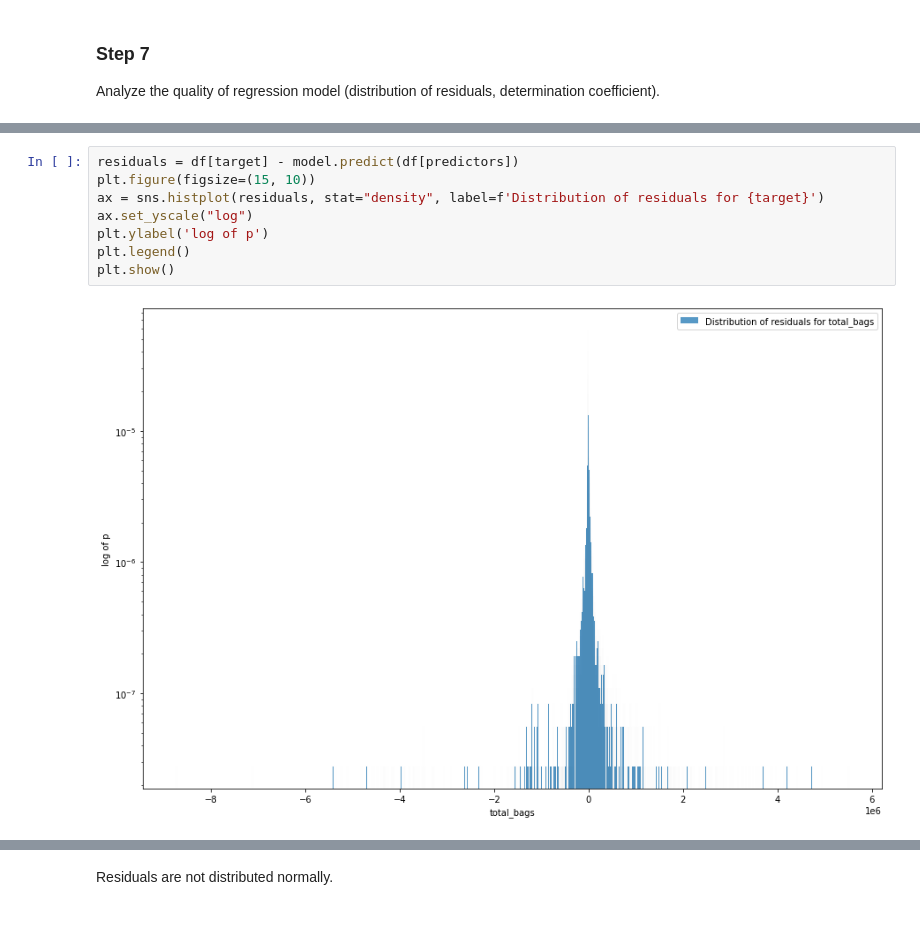
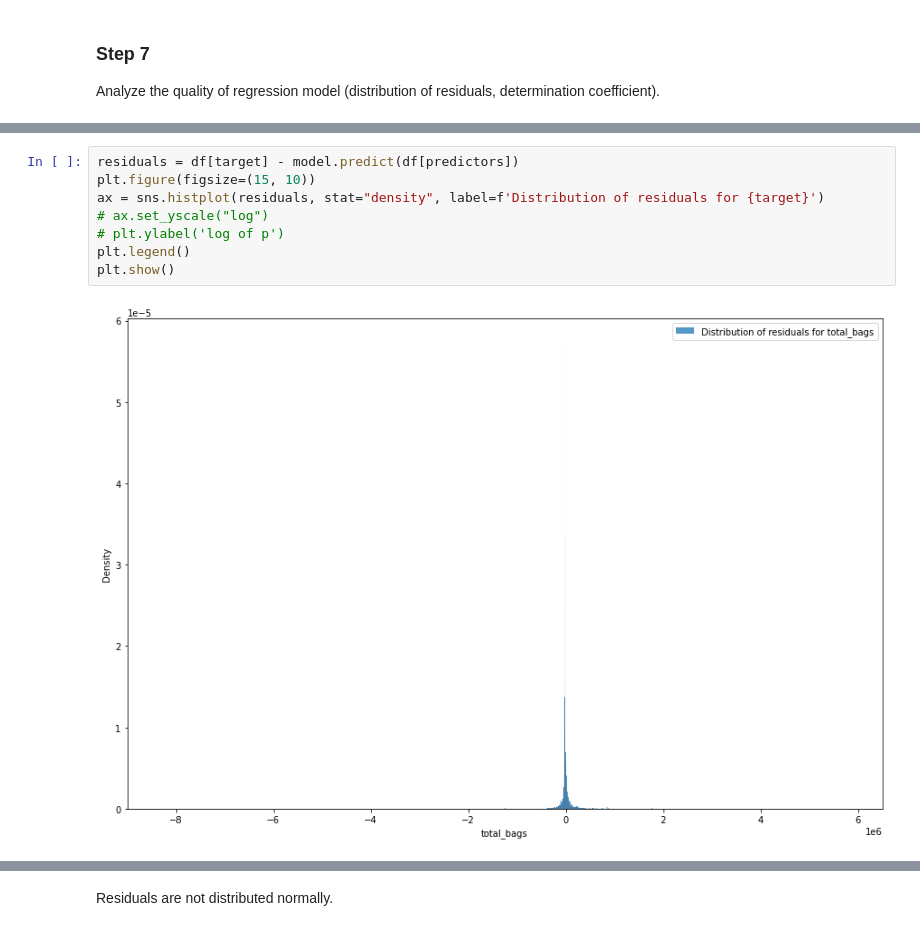
Before and after one commit to DmitryPogrebnoy/Multivar_Data_Analysis_ITMO, a Jupyter notebook: task2/task2.ipynb, the cells around one changed output, grey strips where cells are left out. Drawn from its saved outputs; the diff is of its cells as text.

```diff
--- a/task2/task2.ipynb
+++ b/task2/task2.ipynb
@@ -427,13 +413,13 @@ print(tabulate([["Type", "MSE", "R2", "Coeff - 4046, 4225, 4770"],
 # %%
 residuals = df[target] - model.predict(df[predictors])
 plt.figure(figsize=(15, 10))
 ax = sns.histplot(residuals, stat="density", label=f'Distribution of residuals for {target}')
-ax.set_yscale("log")
-plt.ylabel('log of p')
+# ax.set_yscale("log")
+# plt.ylabel('log of p')
 plt.legend()
 plt.show()
 # %% [output]
-[figure, old version]
+[figure, new version]
 # %%
 residuals.describe()
 # %% [output]
```
Also changed, not shown: parts of 8 cells of this notebook.
